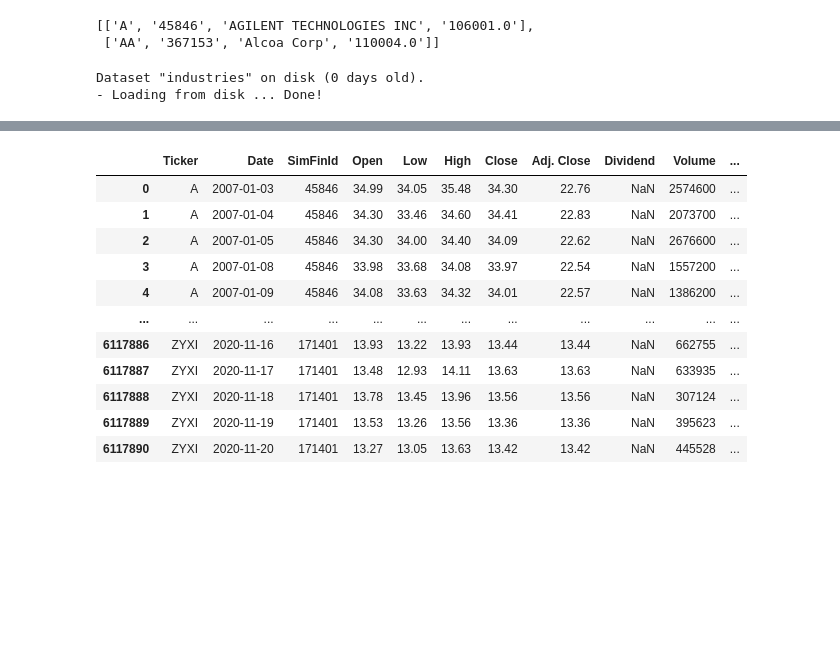
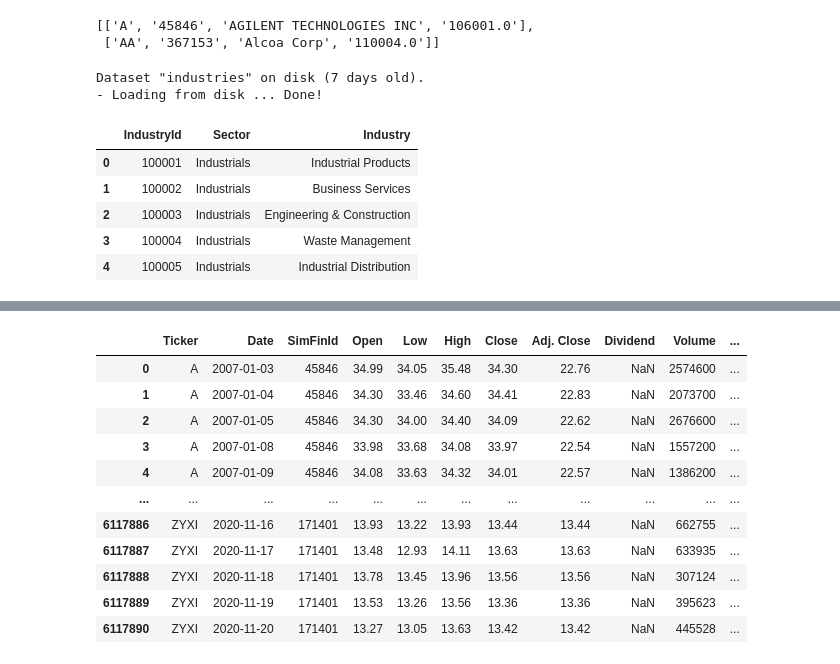
Before and after one commit to mindal0115/SideProject2021, a Jupyter notebook: USStock/Simfin 테이블 구조 이해.ipynb, the cells around one changed output, grey strips where cells are left out. Drawn from its saved outputs; the diff is of its cells as text; code cells hidden in the pictures; blank space fills up the shorter version.

```diff
--- a/USStock/Simfin 테이블 구조 이해.ipynb
+++ b/USStock/Simfin 테이블 구조 이해.ipynb
@@ -47,9 +47,16 @@ Dataset "us-companies" on disk (0 days old).
 # %%
 industry = sf.load_industries()
 data = industry.reset_index().fillna(0).head()
+data.head()
 # %% [output]
-Dataset "industries" on disk (0 days old).
+Dataset "industries" on disk (7 days old).
 - Loading from disk ... Done!
+|  | IndustryId | Sector | Industry |
+| 0 | 100001 | Industrials | Industrial Products |
+| 1 | 100002 | Industrials | Business Services |
+| 2 | 100003 | Industrials | Engineering & Construction |
+| 3 | 100004 | Industrials | Waste Management |
+| 4 | 100005 | Industrials | Industrial Distribution |
 # %%
 import pandas as pd
 income = sf.load_income(variant='quarterly-full', market='us')
```
Also changed, not shown: parts of 5 cells of this notebook, 3 other files.
